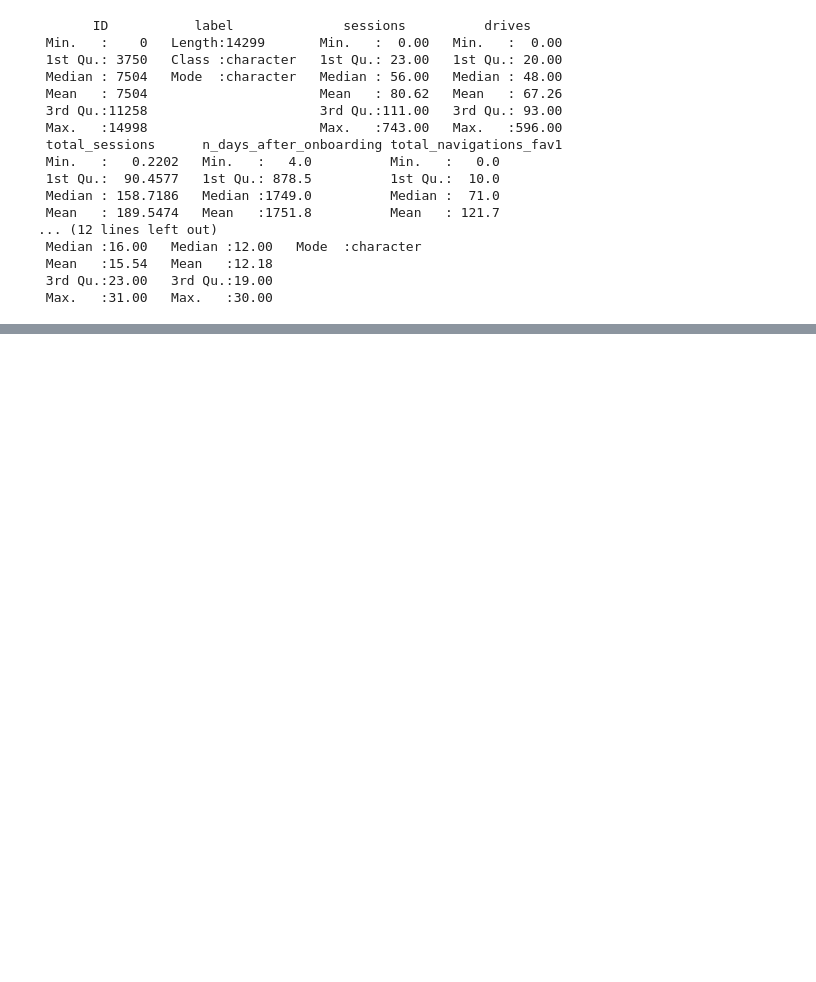
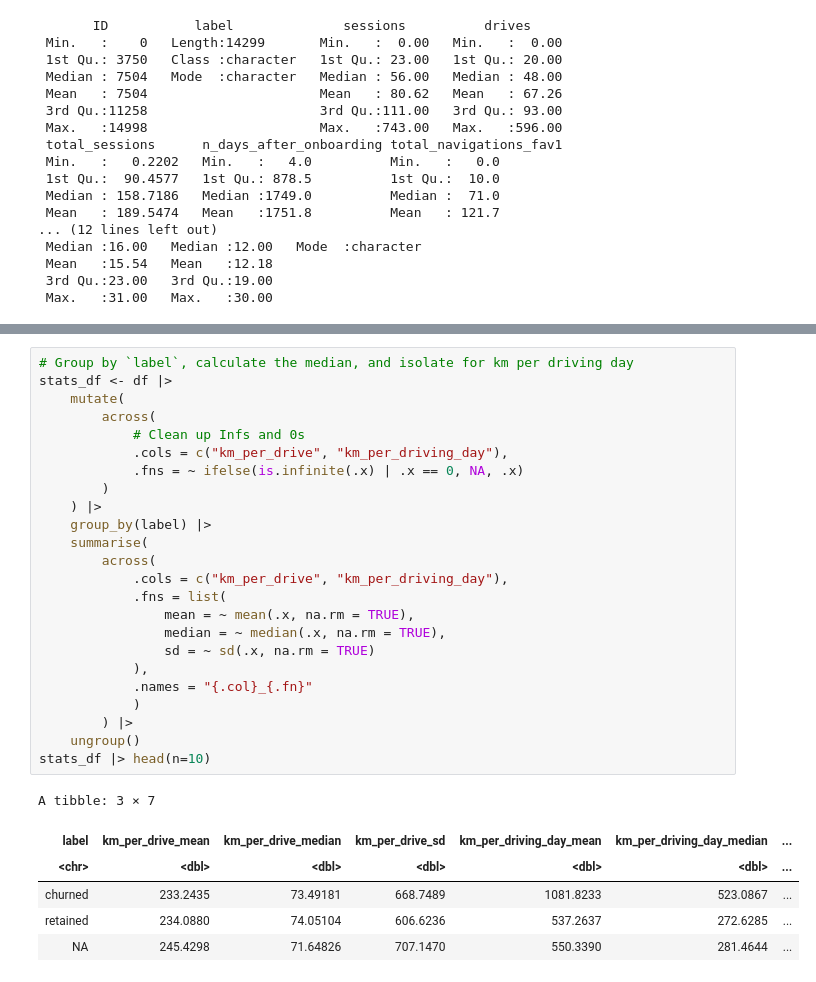
Before and after one commit to tros01/google_advanced_data_analytics, a Jupyter notebook: ga2_waze_r.ipynb, the cells around one changed output, grey strips where cells are left out. Cells and saved outputs as stored; diff of their text form; blank space fills up the shorter version.

```diff
--- a/ga2_waze_r.ipynb
+++ b/ga2_waze_r.ipynb
@@ -186,0 +331,31 @@ A tibble: 2 × 13
+# %%
+# Group by `label`, calculate the median, and isolate for km per driving day
+stats_df <- df |>
+    mutate(
+        across(
+            # Clean up Infs and 0s
+            .cols = c("km_per_drive", "km_per_driving_day"),
+            .fns = ~ ifelse(is.infinite(.x) | .x == 0, NA, .x)
+        )
+    ) |>
+    group_by(label) |>
+    summarise(
+        across(
+            .cols = c("km_per_drive", "km_per_driving_day"),
+            .fns = list(
+                mean = ~ mean(.x, na.rm = TRUE),
+                median = ~ median(.x, na.rm = TRUE),
+                sd = ~ sd(.x, na.rm = TRUE)
+            ),
+            .names = "{.col}_{.fn}"
+            )
+        ) |>
+    ungroup()
+stats_df |> head(n=10)
+# %% [output]
+A tibble: 3 × 7
+| label | km_per_drive_mean | km_per_drive_median | km_per_drive_sd | km_per_driving_day_mean | km_per_driving_day_median | ... |
+| <chr> | <dbl> | <dbl> | <dbl> | <dbl> | <dbl> | ... |
+| churned | 233.2435 | 73.49181 | 668.7489 | 1081.8233 | 523.0867 | ... |
+| retained | 234.0880 | 74.05104 | 606.6236 | 537.2637 | 272.6285 | ... |
+| NA | 245.4298 | 71.64826 | 707.1470 | 550.3390 | 281.4644 | ... |
```
Also changed, not shown: parts of 15 cells of this notebook.
